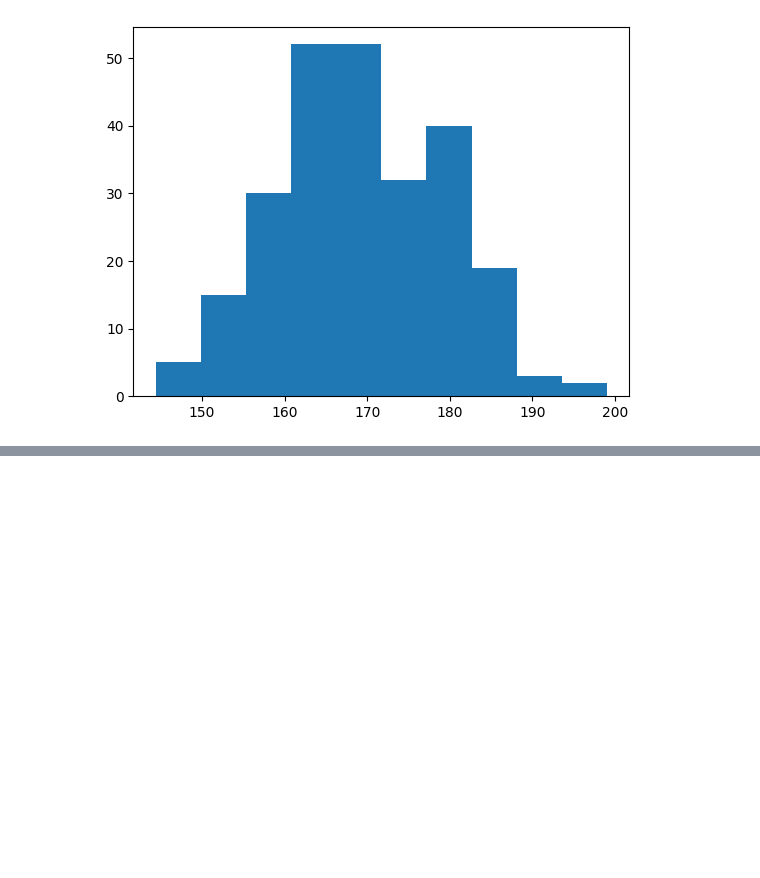
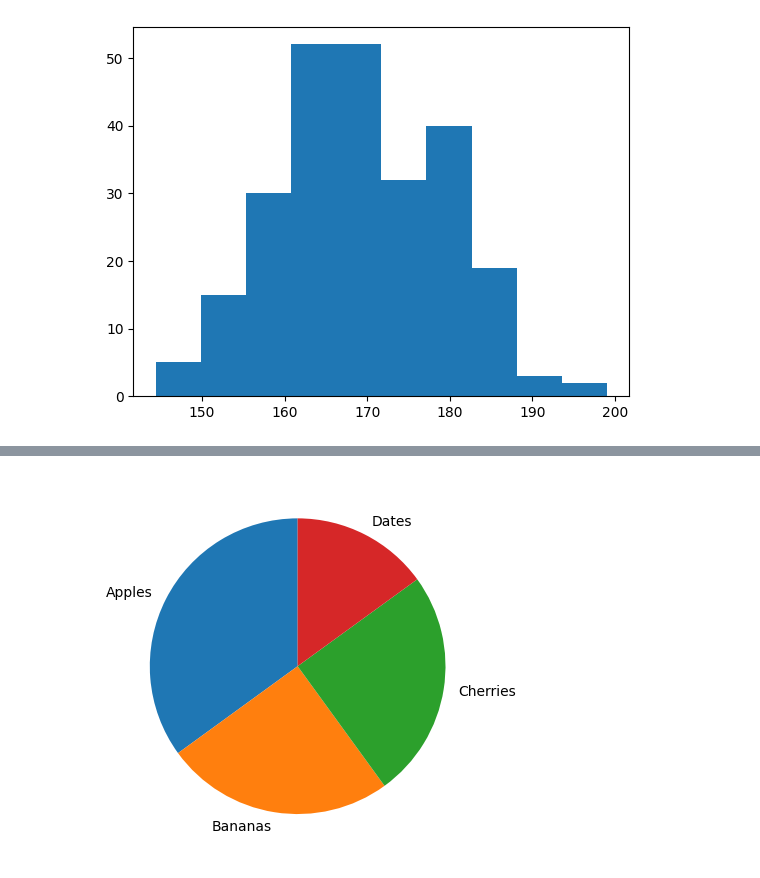
Before and after one commit to kofi-teddy/fluent-python, a Jupyter notebook: ml-matplotlib.ipynb, the cells around one changed output, grey strips where cells are left out. Cells and saved outputs as stored; diff of their text form; code cells hidden in the pictures; blank space fills up the shorter version.

```diff
--- a/ml-matplotlib.ipynb
+++ b/ml-matplotlib.ipynb
@@ -964,0 +1002,18 @@ plt.show()
+# %%
+# Start Angle
+# As mentioned the default start angle is at the x-axis, but you can change
+# the start angle by specifying a startangle parameter.
+# The startangle parameter is defined with an angle in degrees, default
+# angle is 0:
+
+# Start the first wedge at 90 degrees:
+import matplotlib.pyplot as plt
+import numpy as np
+
+y = np.array([35, 25, 25, 15])
+mylabels = ["Apples", "Bananas", "Cherries", "Dates"]
+
+plt.pie(y, labels=mylabels, startangle=90)
+plt.show()
+# %% [output]
+[figure, added]
```
Also changed, not shown: parts of 7 cells of this notebook.
